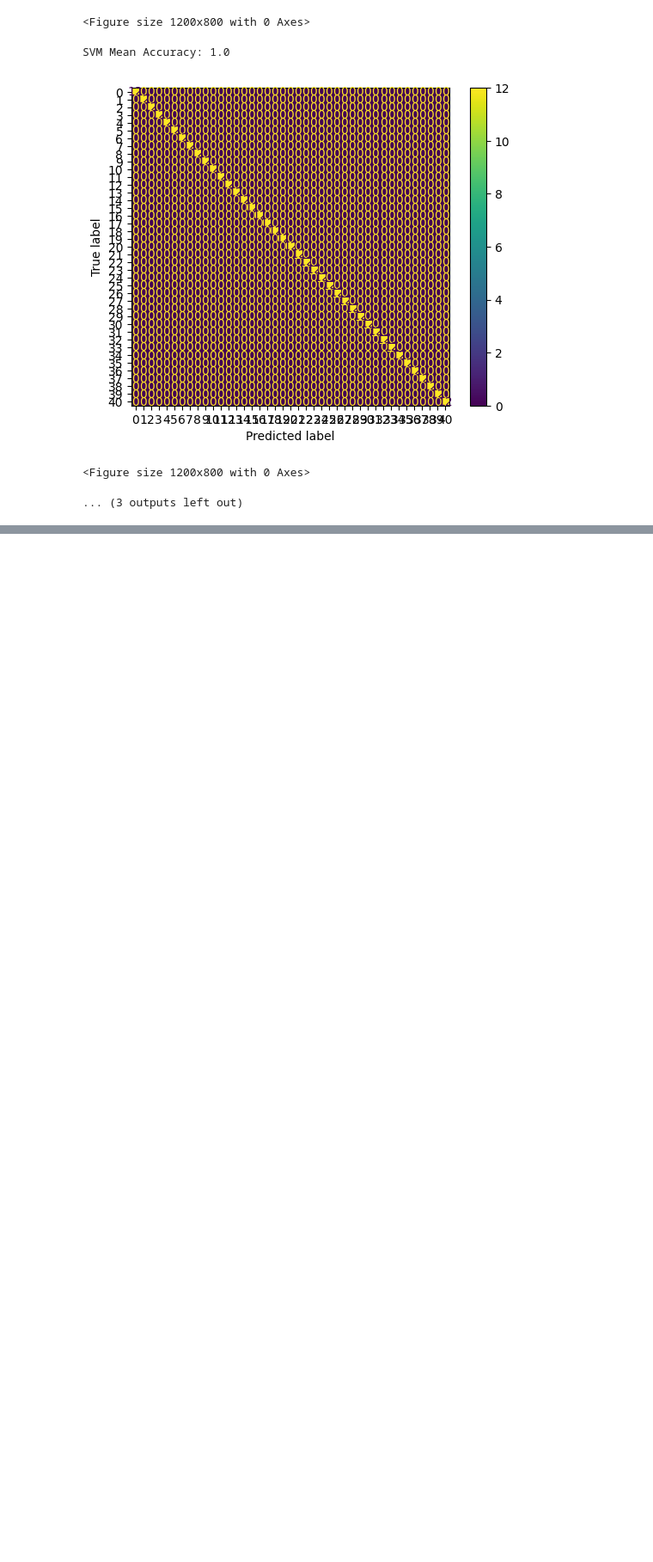
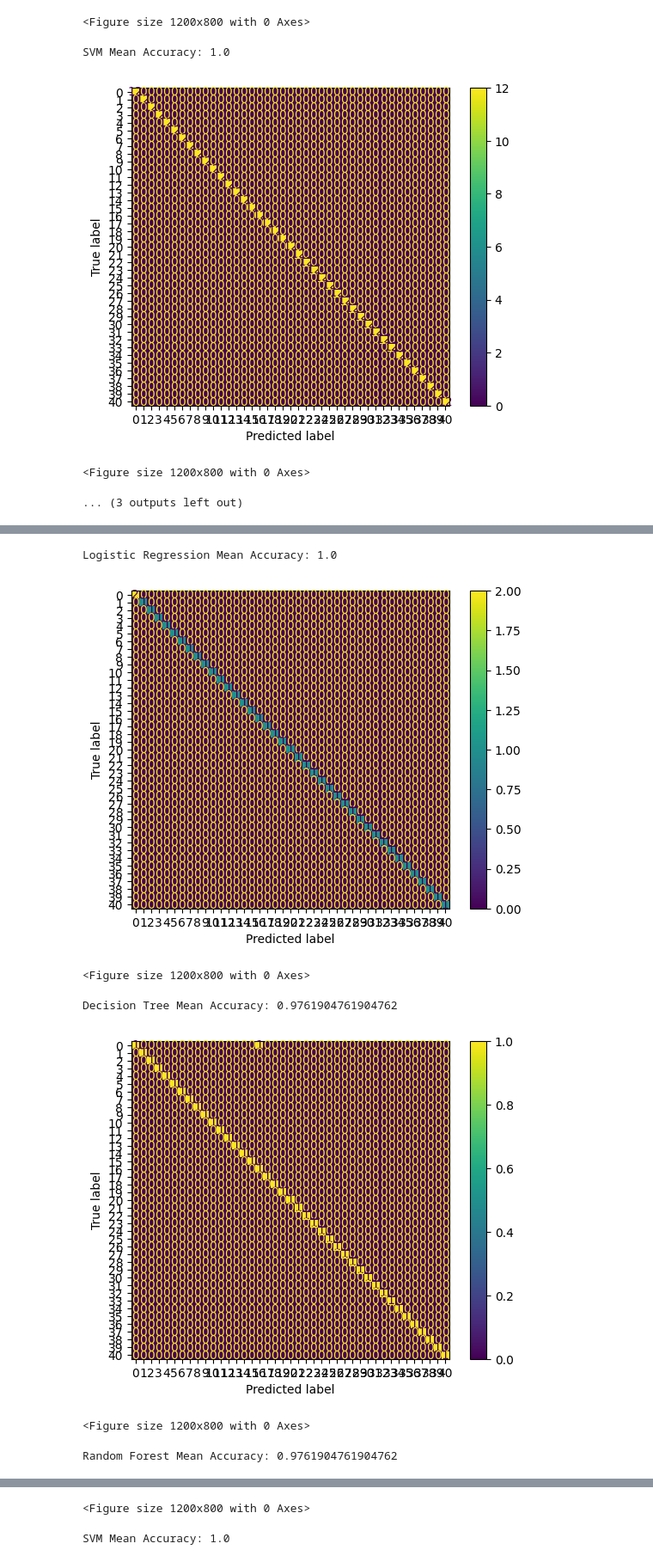
Before and after one commit to davidterroso/DiseasePrediction, a Jupyter notebook: DiseasePrediction.ipynb, the cells around one changed output, grey strips where cells are left out. Shown at 86% size. Saved outputs shown, nothing was run; the diff lists cells and outputs as text; code cells hidden in the pictures; blank space fills up the shorter version.

Commit message:
Model's testing

```diff
--- a/DiseasePrediction.ipynb
+++ b/DiseasePrediction.ipynb
@@ -138,0 +141,48 @@ SVM Mean Accuracy: 1.0
+# %%
+# Import the ML models to use
+from sklearn.linear_model import LogisticRegression
+from sklearn.tree import DecisionTreeClassifier
+from sklearn.ensemble import RandomForestClassifier
+from sklearn.svm import SVC
+from sklearn.naive_bayes import GaussianNB
+from sklearn.metrics import accuracy_score, confusion_matrix, ConfusionMatrixDisplay # Import the metrics to use
+from matplotlib import pyplot as plt # Import
+
+models = { # Create a dictionary with the name of the models to use and the Scikit-learn models. The parameters are here tweaked.
+    "Logistic Regression": LogisticRegression(),
+    "Decision Tree": DecisionTreeClassifier(),
+    "Random Forest": RandomForestClassifier(),
+    "SVM": SVC(),
+    "Gaussian Naive-Bayes": GaussianNB()
+}
+
+for model_name in models:
+    model = models[model_name]
+    accuracies = [] # Declare the array that stores the accuracy information
+    cm_list = [] # Declare the list that stores the confusion matrix in each fold
+    X = train_data_df.iloc[:, :num_symptoms].to_numpy() # Indicates the independent variable
+    Y = train_data_df.iloc[:, (num_symptoms + 1):].to_numpy().ravel() # Indicates the dependent variable
+
+    X_test = test_data_df.iloc[:, :num_symptoms].to_numpy() # Indicates the independent variable
+    Y_test = test_data_df.iloc[:, (num_symptoms + 1):].to_numpy().ravel() # Indicates the dependent variable
+
+    model.fit(X, Y) # Train the model
+    Y_pred = model.predict(X_test) # Predict using the model
+    accuracy = accuracy_score(Y_test, Y_pred) # Calculate the resulting accuracy and store it
+    cm = confusion_matrix(Y_test, Y_pred) # Calculate the resulting confusion matrix and store it
+
+    print(model_name, "Mean Accuracy:", accuracy) # Print the accuracy results
+
+    # Display the confusion matrix for each model
+    disp = ConfusionMatrixDisplay(confusion_matrix=cm)
+    disp.plot()
+    plt.figure(figsize=(12,8))
+    plt.show()
+# %% [output]
+Logistic Regression Mean Accuracy: 1.0
+[figure, added]
+<Figure size 1200x800 with 0 Axes>
+Decision Tree Mean Accuracy: 0.9761904761904762
+[figure, added]
+<Figure size 1200x800 with 0 Axes>
+Random Forest Mean Accuracy: 0.9761904761904762
@@ -138,0 +190,2 @@ SVM Mean Accuracy: 1.0
+<Figure size 1200x800 with 0 Axes>
+SVM Mean Accuracy: 1.0
```
Also changed, not shown: parts of 3 cells of this notebook.
